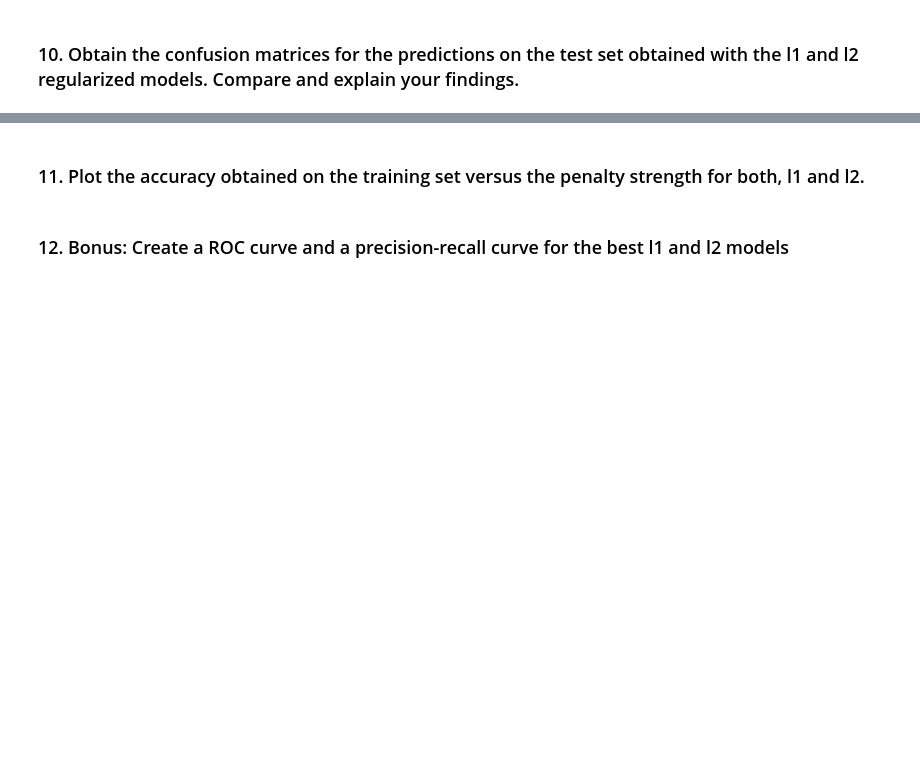
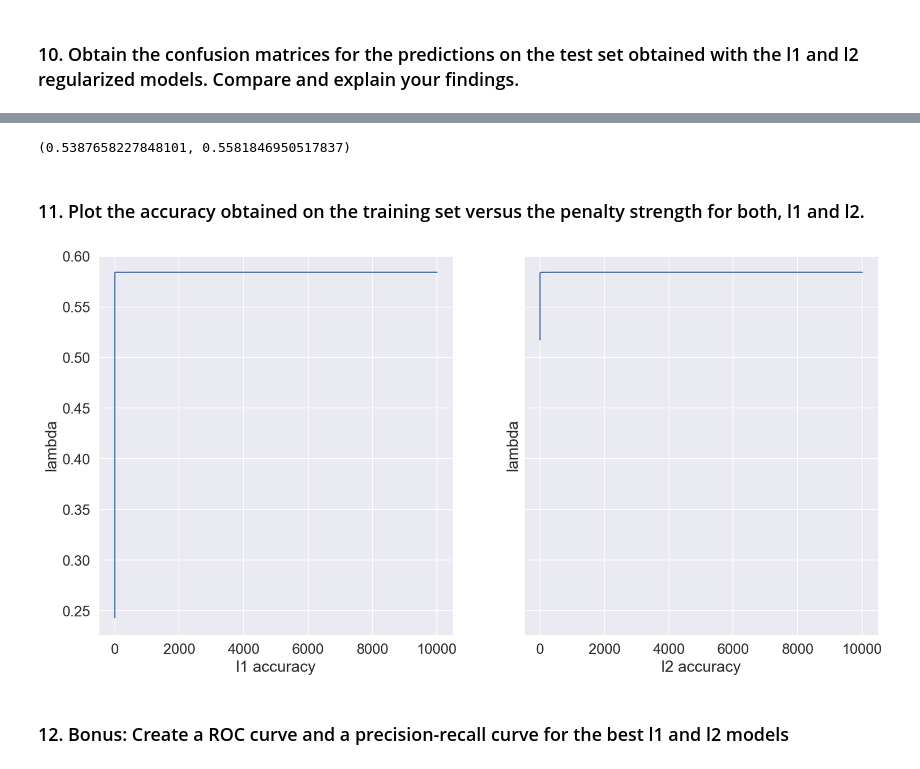
Before and after one commit to AbdullahMu/classification-multiple-classes, a Jupyter notebook: lab/starter-code.ipynb, the cells around one changed output, grey strips where cells are left out. Saved outputs shown, nothing was run; the diff lists cells and outputs as text; code cells hidden in the pictures; blank space fills up the shorter version.

```diff
--- a/lab/starter-code.ipynb
+++ b/lab/starter-code.ipynb
@@ -137,0 +184,4 @@ from sklearn.preprocessing import StandardScaler
+# %%
+# fit a model (multinomial)
+sm = LogisticRegression(multi_class='multinomial' , solver='lbfgs')
+sm.fit(X_train_std, y_train)
@@ -141,3 +244,6 @@ from sklearn.preprocessing import StandardScaler
 ### 8. Use LogisticRegressionCV to fit a range of l1 penalty values to the training set.
 
 Hint: l1-penalty requires setting the solver to liblinear.
+# %%
+l1_model = LogisticRegressionCV(penalty='l1', solver='liblinear')
+l1_model.fit(X_train_std,y_train)
@@ -144,2 +256,6 @@ Hint: l1-penalty requires setting the solver to liblinear.
 # %% [markdown]
 ### 9. Use LogisticRegressionCV to fit a range of l2 penalty values to the training set.
+# %%
+#l2_model = LogisticRegressionCV(penalty='l2')
+l2_model = LogisticRegressionCV() #penalty='l2' is the default setting
+l2_model.fit(X_train_std,y_train)
@@ -148,5 +298,35 @@ Hint: l1-penalty requires setting the solver to liblinear.
+# %%
+l1_model.score(X_test_std, y_test), l2_model.score(X_test_std, y_test)
+# %% [output]
+(0.5387658227848101, 0.5581846950517837)
 # %% [markdown]
 ### 11. Plot the accuracy obtained on the training set versus the penalty strength for both, l1 and l2.
+# %%
+import numpy as np
+l1_acc= []
+l2_acc = []
+lambd = []
+for i in np.logspace(-4, 4, 30):
+    logcv1 = LogisticRegression(penalty='l1', solver="liblinear", C = i)
+    logcv2 = LogisticRegression(penalty='l2', C = i)
+    logcv1.fit(X_train_std, y_train)
+    logcv1.predict(X_test_std)
+    logcv2.fit(X_train_std, y_train)
+    logcv2.predict(X_test_std);
+    lambd.append(i);
+    l1_acc.append(logcv1.score(X_test_std, y_test))
+    l2_acc.append(logcv2.score(X_test_std, y_test))
+# %%
+f, (ax1, ax2) = plt.subplots(1, 2, figsize=(16,8), sharey=True)
+ax1.plot(alpha, l1_acc)
+ax2.plot(alpha, l2_acc)
+ax1.set_xlabel("l1 accuracy")
+ax2.set_xlabel("l2 accuracy")
+ax1.set_ylabel("lambda")
+ax2.set_ylabel("lambda")
+plt.show()
+# %% [output]
+[figure, added]
 # %% [markdown]
 ### 12. Bonus: Create a ROC curve and a precision-recall curve for the best l1 and l2 models
 # %%
```
Also changed, not shown: parts of 19 cells of this notebook, 2 other files.
